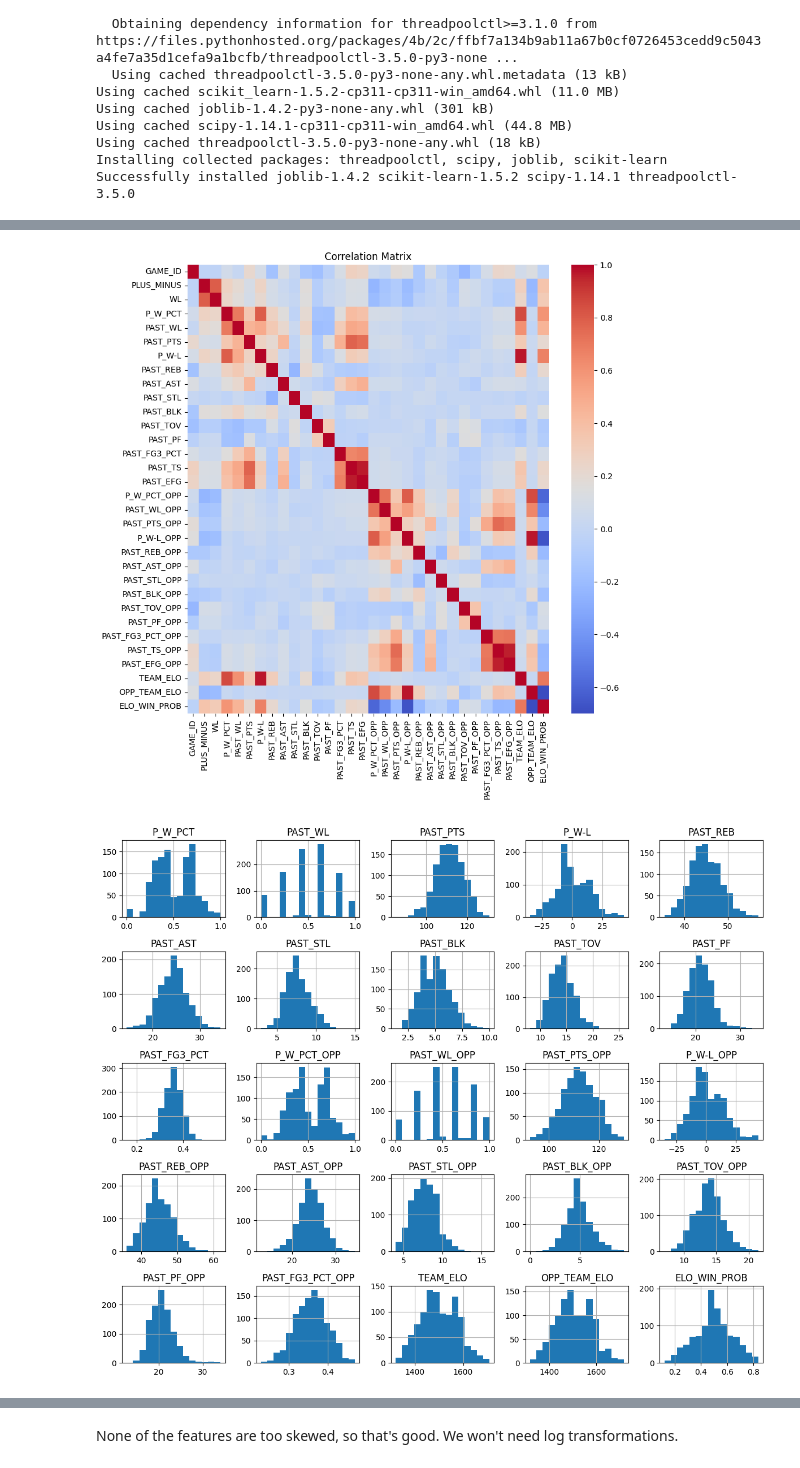
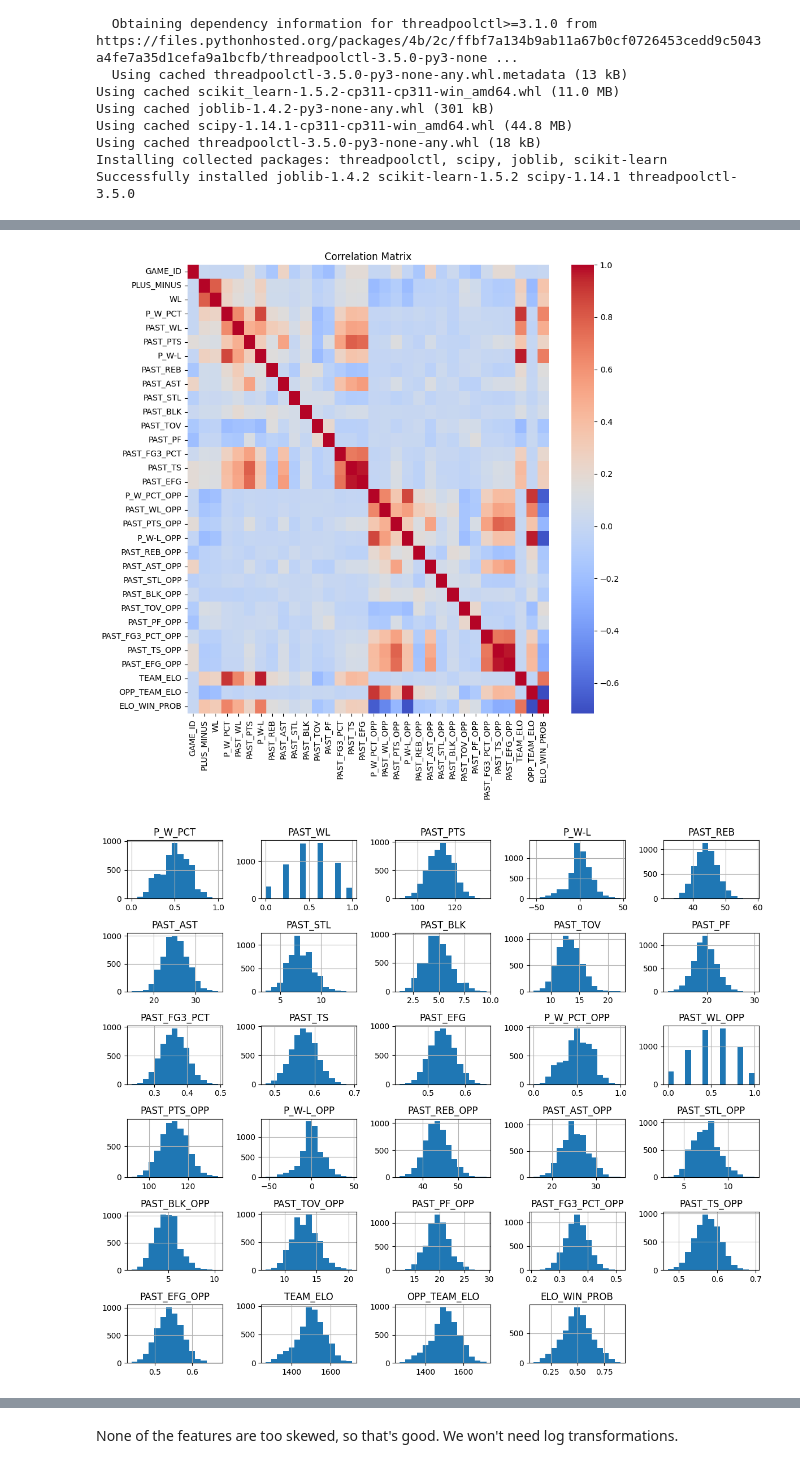
Before and after one commit to KTsula/NBA-prediction-bets, a Jupyter notebook: advanced_models.ipynb, the cells around one changed output, grey strips where cells are left out. Cells and saved outputs as stored; diff of their text form; code cells hidden in the pictures.

```diff
--- a/advanced_models.ipynb
+++ b/advanced_models.ipynb
@@ -45,7 +45,7 @@ from sklearn.ensemble import RandomForestRegressor
 from sklearn.linear_model import LinearRegression, LogisticRegression
 # %%
 # Load the data
-df = pd.read_csv("nba_2019-20_data.csv")
+df = pd.read_csv("nba_data.csv")
 
 # Summary statistics
 print("Summary Statistics:\n", df.describe())
@@ -81,38 +81,42 @@ sns.heatmap(correlation, annot=False, cmap="coolwarm")
 plt.title("Correlation Matrix")
 plt.show()
 # %% [output]
-[figure, old version]
+[figure, new version]
 # %%
 # Visualize the distributions of numeric features
 num_features = [
     "P_W_PCT",
     "PAST_WL",
     "PAST_PTS",
     "P_W-L",
     "PAST_REB",
     "PAST_AST",
     "PAST_STL",
     "PAST_BLK",
     "PAST_TOV",
     "PAST_PF",
     "PAST_FG3_PCT",
+    "PAST_TS",
+    "PAST_EFG",
     "P_W_PCT_OPP",
     "PAST_WL_OPP",
     "PAST_PTS_OPP",
     "P_W-L_OPP",
     "PAST_REB_OPP",
     "PAST_AST_OPP",
     "PAST_STL_OPP",
     "PAST_BLK_OPP",
     "PAST_TOV_OPP",
     "PAST_PF_OPP",
     "PAST_FG3_PCT_OPP",
+    "PAST_TS_OPP",
+    "PAST_EFG_OPP",
     "TEAM_ELO",
     "OPP_TEAM_ELO",
     "ELO_WIN_PROB",
 ]
 df[num_features].hist(bins=15, figsize=(12, 10))
 plt.tight_layout()
 plt.show()
 # %% [output]
-[figure, old version]
+[figure, new version]
```
Also changed, not shown: parts of 3 cells of this notebook, 6 other files.
